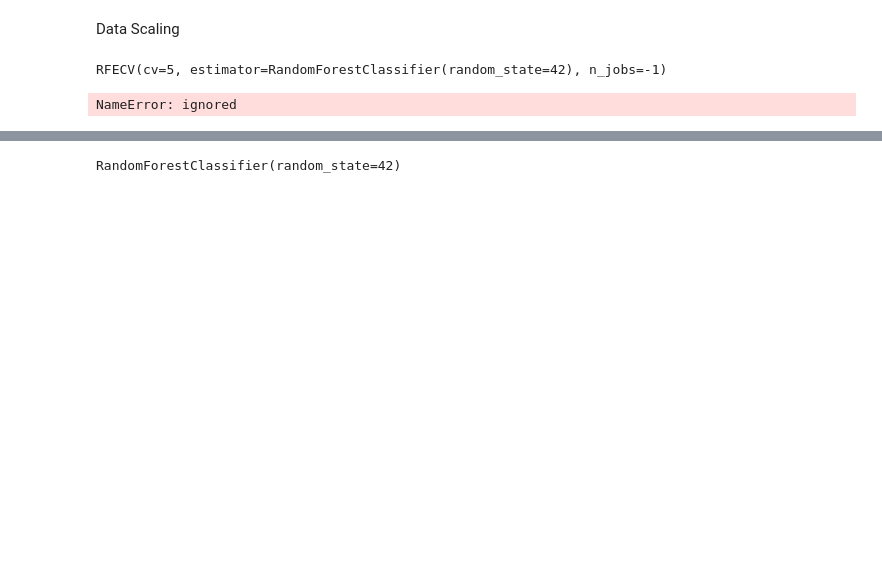
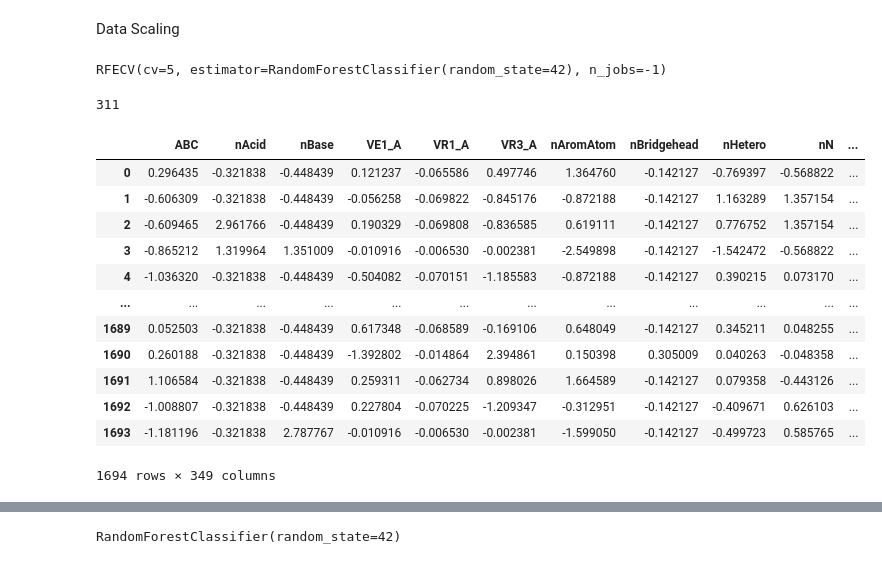
Before and after one commit to EugeneLamptey/VP16, a Jupyter notebook: feature_engineering_with_mordred.ipynb, the cells around one changed output, grey strips where cells are left out. Cells and saved outputs as stored; diff of their text form; code cells hidden in the pictures; blank space fills up the shorter version.

```diff
--- a/feature_engineering_with_mordred.ipynb
+++ b/feature_engineering_with_mordred.ipynb
@@ -409,0 +476,5 @@ RFECV(cv=5, estimator=RandomForestClassifier(random_state=42), n_jobs=-1)
+# %%
+rfe_cols = X_resampled.columns[rfe_support_mask]
+len(rfe_cols)
+# %% [output]
+311
@@ -413,10 +486,23 @@ from sklearn.preprocessing import StandardScaler
 scaler = StandardScaler()
 scaler.fit(X_resampled)
 
-X_resampled = pd.DataFrame(rfe.transform(X_resampled), columns = X_resampled.columns)
 X_resampled = pd.DataFrame(scaler.transform(X_resampled), columns = X_resampled.columns)
-# %% [output]
-NameError: ignored
+# %%
+X_resampled
+# %% [output]
+|  | ABC | nAcid | nBase | VE1_A | VR1_A | VR3_A | nAromAtom | nBridgehead | nHetero | nN | ... |
+| 0 | 0.296435 | -0.321838 | -0.448439 | 0.121237 | -0.065586 | 0.497746 | 1.364760 | -0.142127 | -0.769397 | -0.568822 | ... |
+| 1 | -0.606309 | -0.321838 | -0.448439 | -0.056258 | -0.069822 | -0.845176 | -0.872188 | -0.142127 | 1.163289 | 1.357154 | ... |
+| 2 | -0.609465 | 2.961766 | -0.448439 | 0.190329 | -0.069808 | -0.836585 | 0.619111 | -0.142127 | 0.776752 | 1.357154 | ... |
+| 3 | -0.865212 | 1.319964 | 1.351009 | -0.010916 | -0.006530 | -0.002381 | -2.549898 | -0.142127 | -1.542472 | -0.568822 | ... |
+| 4 | -1.036320 | -0.321838 | -0.448439 | -0.504082 | -0.070151 | -1.185583 | -0.872188 | -0.142127 | 0.390215 | 0.073170 | ... |
+| ... | ... | ... | ... | ... | ... | ... | ... | ... | ... | ... | ... |
+| 1689 | 0.052503 | -0.321838 | -0.448439 | 0.617348 | -0.068589 | -0.169106 | 0.648049 | -0.142127 | 0.345211 | 0.048255 | ... |
+| 1690 | 0.260188 | -0.321838 | -0.448439 | -1.392802 | -0.014864 | 2.394861 | 0.150398 | 0.305009 | 0.040263 | -0.048358 | ... |
+| 1691 | 1.106584 | -0.321838 | -0.448439 | 0.259311 | -0.062734 | 0.898026 | 1.664589 | -0.142127 | 0.079358 | -0.443126 | ... |
+| 1692 | -1.008807 | -0.321838 | -0.448439 | 0.227804 | -0.070225 | -1.209347 | -0.312951 | -0.142127 | -0.409671 | 0.626103 | ... |
+| 1693 | -1.181196 | -0.321838 | 2.787767 | -0.010916 | -0.006530 | -0.002381 | -1.599050 | -0.142127 | -0.499723 | 0.585765 | ... |
+1694 rows × 349 columns
 # %%
 #preprocessing the X_test
 
```
Also changed, not shown: parts of 15 cells of this notebook.
